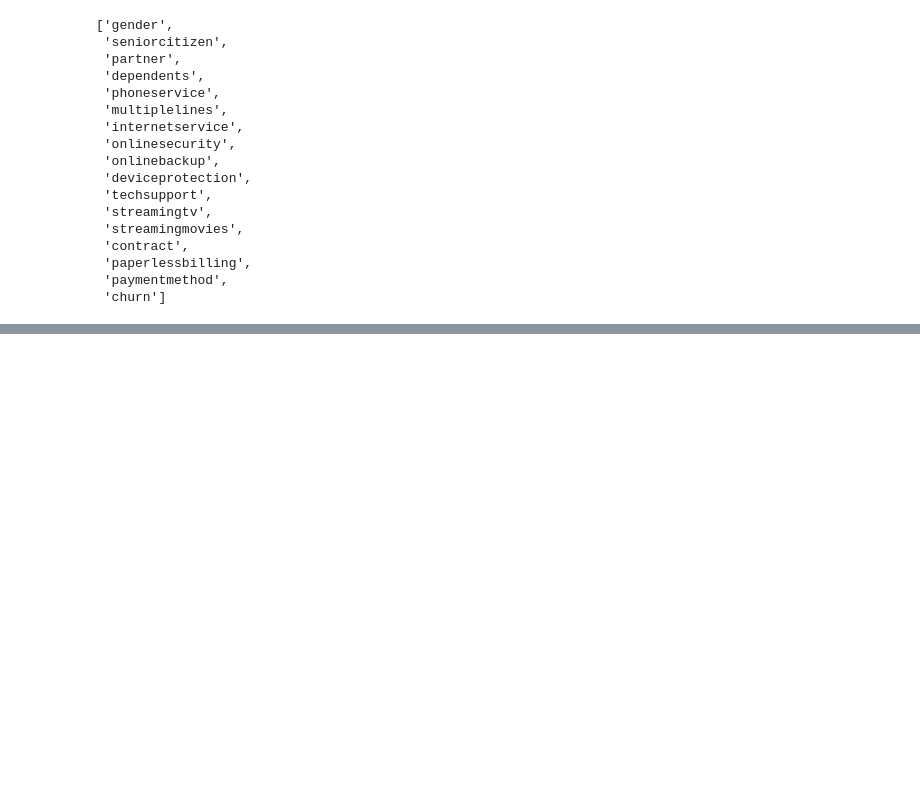
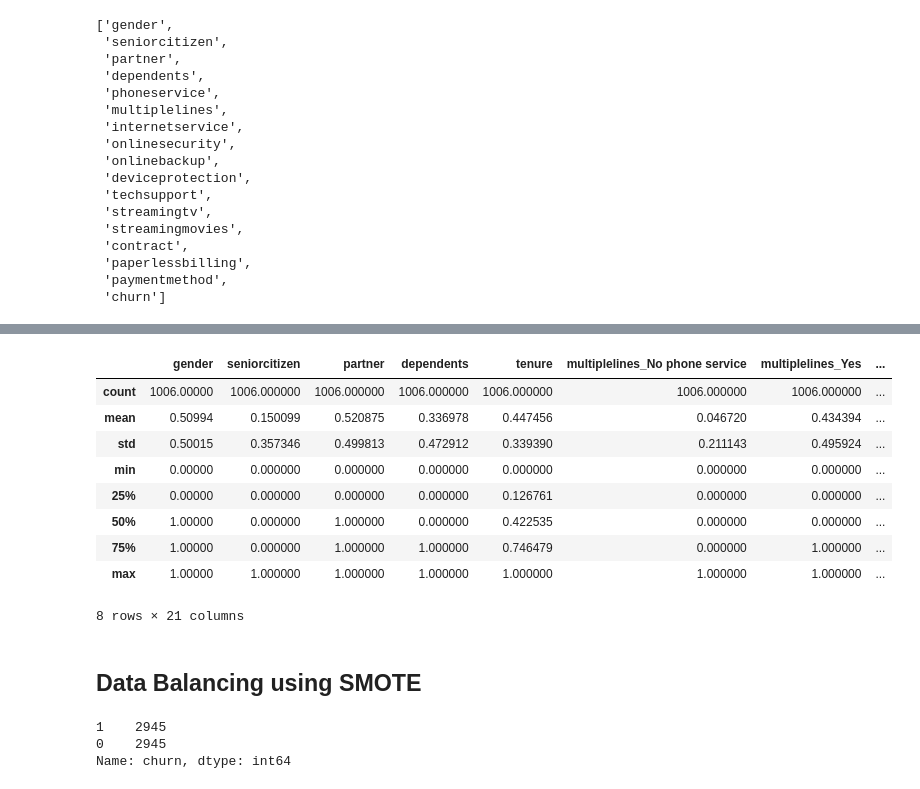
Before and after one commit to HannahMwende/LP2-Classification-Project, a Jupyter notebook: code.ipynb, the cells around one changed output, grey strips where cells are left out. Drawn from its saved outputs; the diff is of its cells as text; code cells hidden in the pictures; blank space fills up the shorter version.

```diff
--- a/code.ipynb
+++ b/code.ipynb
@@ -856,0 +905,7 @@ binary()'''
+# %%
+#One hot encode categorical data
+for col in non_binary_columns:
+    dummies=pd.get_dummies(X_train[col],prefix=col,drop_first=True)
+    X_train=X_train.drop(col,axis=1)
+    X_train=pd.concat([X_train,dummies],axis=1)
+X_train.head(5)
@@ -856,0 +1043,14 @@ binary()'''
+# %%
+#Binary encoding
+for col in binary_columns:
+    X_test[col]=X_test[col].apply(lambda x: 1 if x in ['Yes'] else 0)
+X_test.sample(5)
+#One hot encode categorical data
+for col in non_binary_columns:
+    dummies=pd.get_dummies(X_test[col],prefix=col,drop_first=True)
+    X_test=X_test.drop(col,axis=1)
+    X_test=pd.concat([X_test,dummies],axis=1)
+X_test.head(5)
+X_test['gender']=X_test['gender'].apply(lambda x: 1 if x in ['Male'] else 0)
+X_test.sample(5)
+X_test.head(2)
@@ -856,0 +1146,2 @@ binary()'''
+# %%
+X_test.drop(['totalcharges','phoneservice','monthlycharges','onlinebackup_No internet service','deviceprotection_No internet service','streamingmovies_No internet service','onlinesecurity_No internet service','streamingtv_No internet service','techsupport_No internet service'],axis=1,inplace=True)
@@ -856,0 +1194,19 @@ binary()'''
+# %%
+# perform a robust scaler transform of the dataset
+trans = MinMaxScaler()
+X_test[["tenure"]] = trans.fit_transform(X_test[["tenure"]])
+# %%
+X_test.describe()
+# %% [output]
+|  | gender | seniorcitizen | partner | dependents | tenure | multiplelines_No phone service | multiplelines_Yes | ... |
+| count | 1006.00000 | 1006.000000 | 1006.000000 | 1006.000000 | 1006.000000 | 1006.000000 | 1006.000000 | ... |
+| mean | 0.50994 | 0.150099 | 0.520875 | 0.336978 | 0.447456 | 0.046720 | 0.434394 | ... |
+| std | 0.50015 | 0.357346 | 0.499813 | 0.472912 | 0.339390 | 0.211143 | 0.495924 | ... |
+| min | 0.00000 | 0.000000 | 0.000000 | 0.000000 | 0.000000 | 0.000000 | 0.000000 | ... |
+| 25% | 0.00000 | 0.000000 | 0.000000 | 0.000000 | 0.126761 | 0.000000 | 0.000000 | ... |
+| 50% | 1.00000 | 0.000000 | 1.000000 | 0.000000 | 0.422535 | 0.000000 | 0.000000 | ... |
+| 75% | 1.00000 | 0.000000 | 1.000000 | 1.000000 | 0.746479 | 0.000000 | 1.000000 | ... |
+| max | 1.00000 | 1.000000 | 1.000000 | 1.000000 | 1.000000 | 1.000000 | 1.000000 | ... |
+8 rows × 21 columns
+# %% [markdown]
+## **Data Balancing using SMOTE**
@@ -856,0 +1216,6 @@ binary()'''
+# %%
+y_train_resampled.value_counts()
+# %% [output]
+1    2945
+0    2945
+Name: churn, dtype: int64
```
Also changed, not shown: parts of 40 cells of this notebook.
